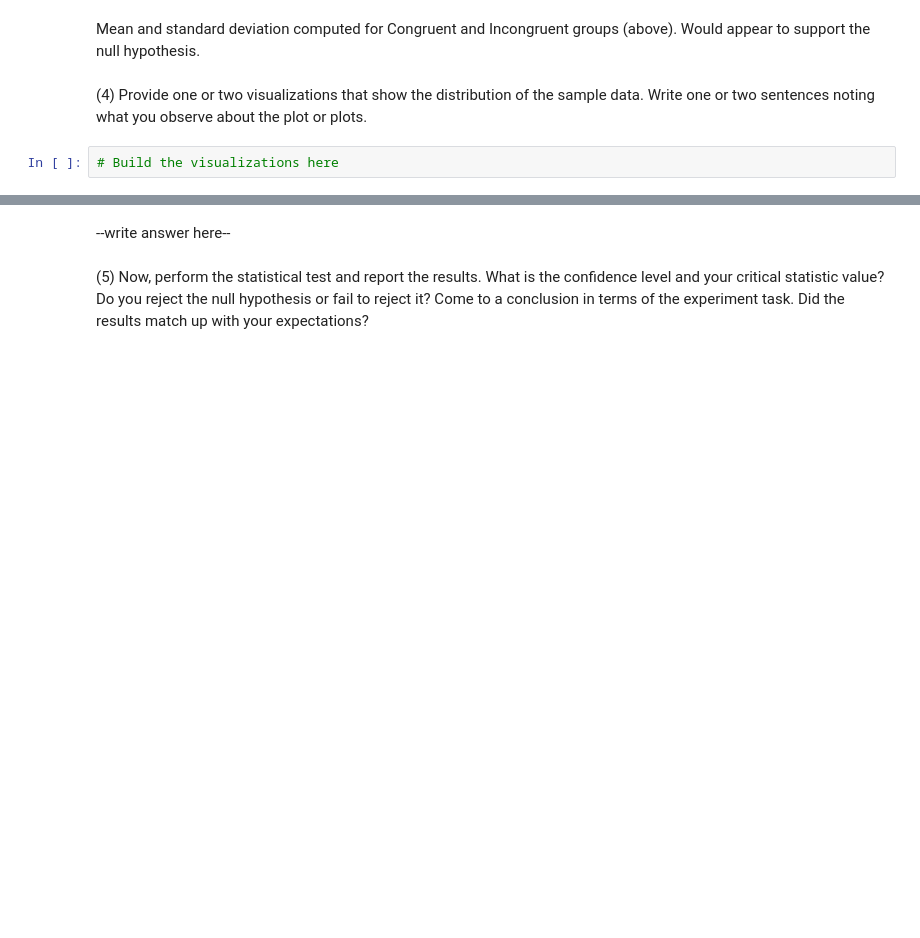
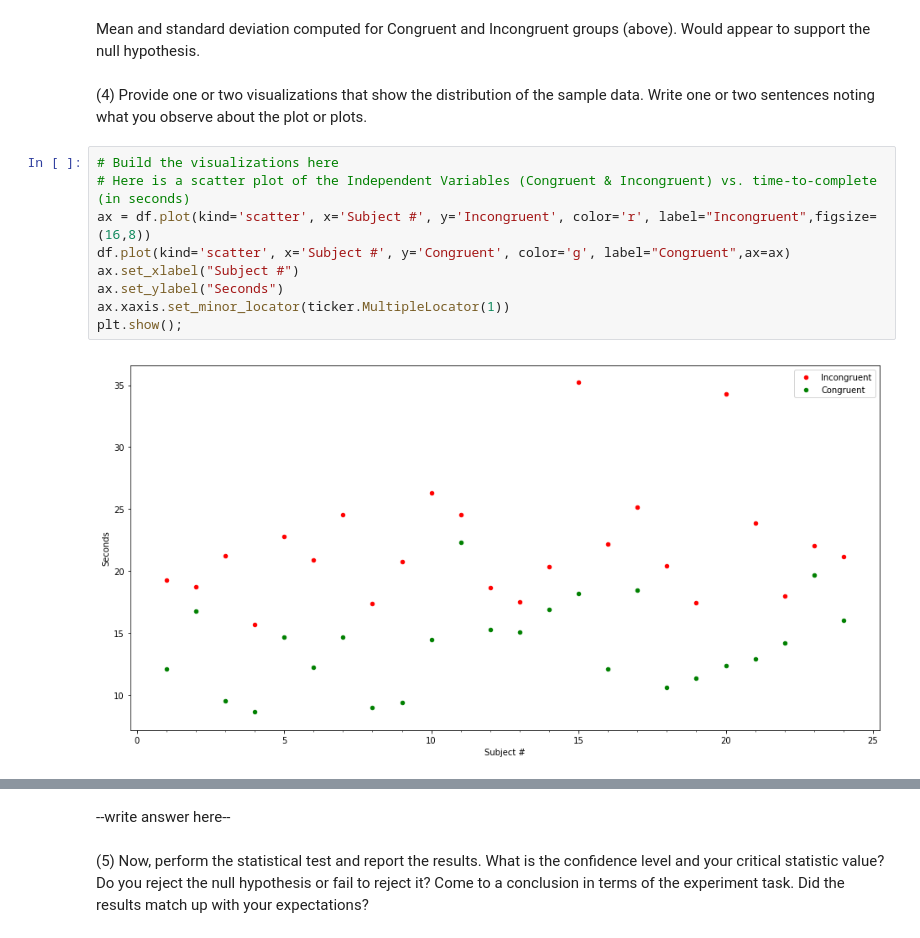
Before and after one commit to moscowjh/t2-p1-perceptual-experiment, a Jupyter notebook: Test a Perceptual Phenomenon - JHH.ipynb, the cells around one changed output, grey strips where cells are left out. Saved outputs shown, nothing was run; the diff lists cells and outputs as text; blank space fills up the shorter version.

```diff
--- a/Test a Perceptual Phenomenon - JHH.ipynb
+++ b/Test a Perceptual Phenomenon - JHH.ipynb
@@ -78,5 +83,14 @@ df['Incongruent'].std()
 Mean and standard deviation computed for Congruent and Incongruent groups (above). Would appear to support the null hypothesis.
 # %% [markdown]
 (4) Provide one or two visualizations that show the distribution of the sample data. Write one or two sentences noting what you observe about the plot or plots.
-# %%
-# Build the visualizations here
+# %%
+# Build the visualizations here
+# Here is a scatter plot of the Independent Variables (Congruent & Incongruent) vs. time-to-complete (in seconds)
+ax = df.plot(kind='scatter', x='Subject #', y='Incongruent', color='r', label="Incongruent",figsize=(16,8))
+df.plot(kind='scatter', x='Subject #', y='Congruent', color='g', label="Congruent",ax=ax)
+ax.set_xlabel("Subject #")
+ax.set_ylabel("Seconds")
+ax.xaxis.set_minor_locator(ticker.MultipleLocator(1))
+plt.show();
+# %% [output]
+[figure, added]
```
Also changed, not shown: parts of 6 cells of this notebook.
